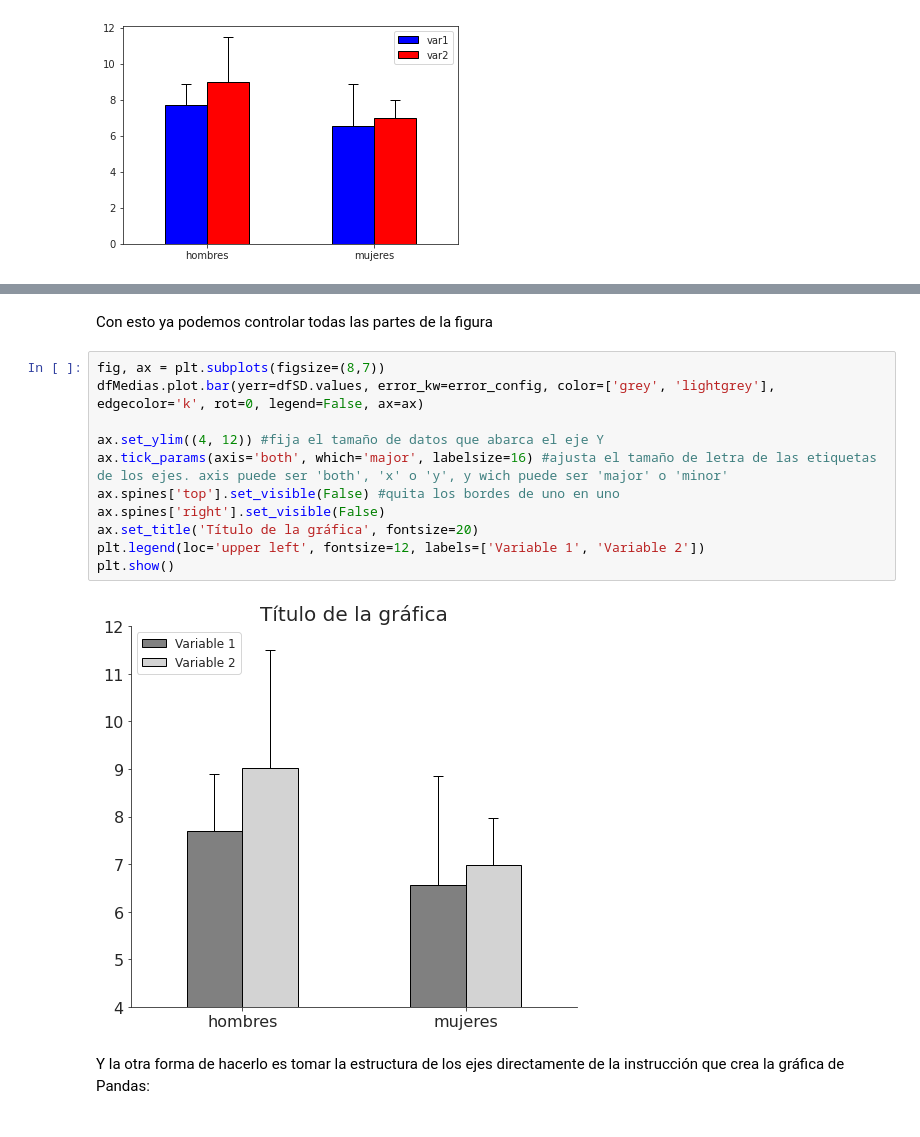
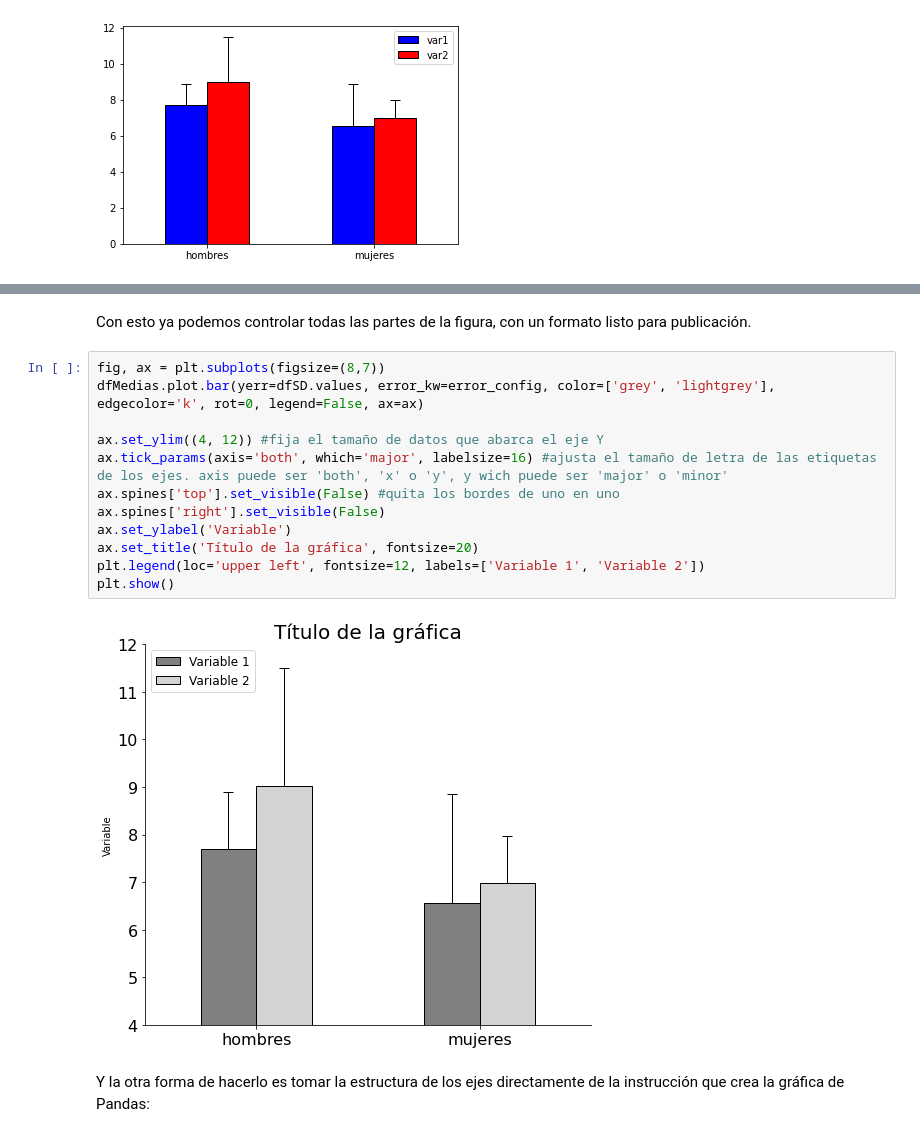
Before and after one commit to joselvira/BiomecanicaPython, a Jupyter notebook: Notebooks/Como_configurar_graficas.ipynb, the cells around one changed output, grey strips where cells are left out. Saved outputs shown, nothing was run; the diff lists cells and outputs as text.

```diff
--- a/Notebooks/Como_configurar_graficas.ipynb
+++ b/Notebooks/Como_configurar_graficas.ipynb
@@ -1431,18 +1438,19 @@ plt.show()
 # %% [markdown]
-Con esto ya podemos controlar todas las partes de la figura
+Con esto ya podemos controlar todas las partes de la figura, con un formato listo para publicación.
 # %%
 fig, ax = plt.subplots(figsize=(8,7))
 dfMedias.plot.bar(yerr=dfSD.values, error_kw=error_config, color=['grey', 'lightgrey'], edgecolor='k', rot=0, legend=False, ax=ax)
 
 ax.set_ylim((4, 12)) #fija el tamaño de datos que abarca el eje Y
 ax.tick_params(axis='both', which='major', labelsize=16) #ajusta el tamaño de letra de las etiquetas de los ejes. axis puede ser 'both', 'x' o 'y', y wich puede ser 'major' o 'minor'
 ax.spines['top'].set_visible(False) #quita los bordes de uno en uno
 ax.spines['right'].set_visible(False)
+ax.set_ylabel('Variable')
 ax.set_title('Título de la gráfica', fontsize=20)
 plt.legend(loc='upper left', fontsize=12, labels=['Variable 1', 'Variable 2'])
 plt.show()
 # %% [output]
-[figure, old version]
+[figure, new version]
 # %% [markdown]
 Y la otra forma de hacerlo es tomar la estructura de los ejes directamente de la instrucción que crea la gráfica de Pandas:
 # %%
```
Also changed, not shown: parts of 22 cells of this notebook.
